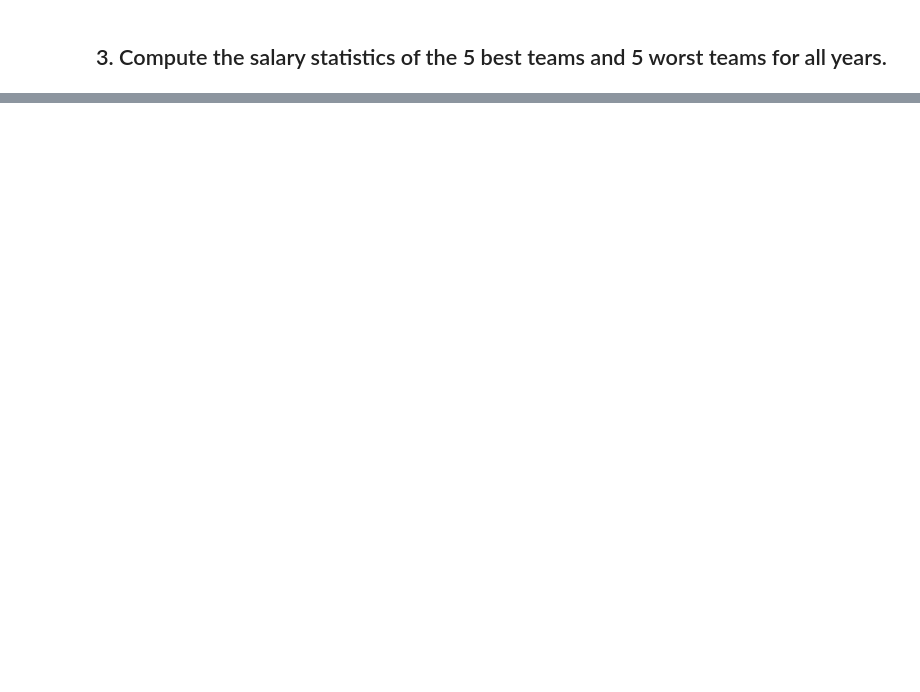
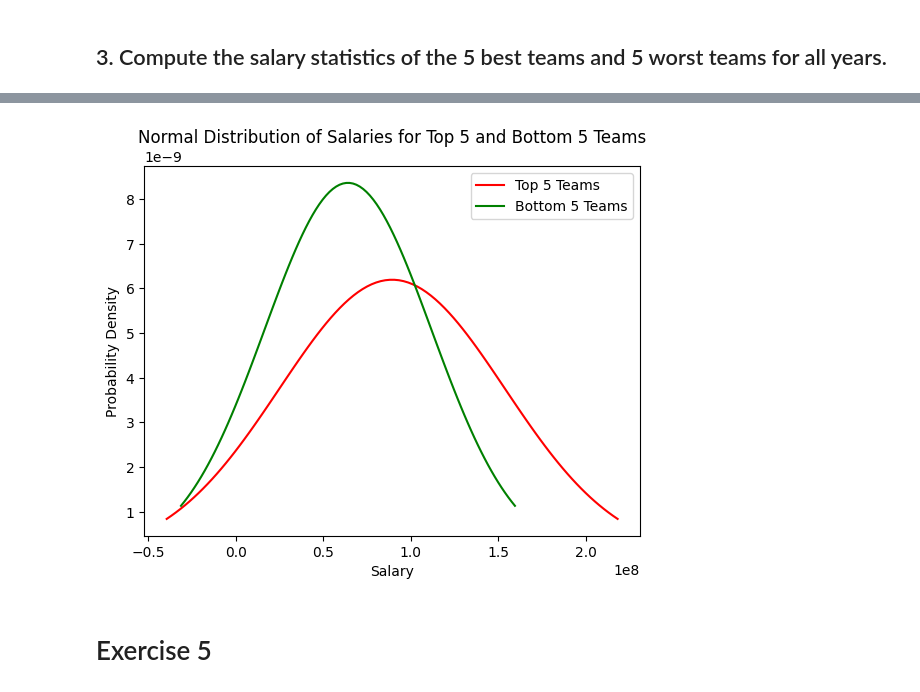
Before and after one commit to Quilhar/DataAnalytics, a Jupyter notebook: Stats/money_and_sports.ipynb, the cells around one changed output, grey strips where cells are left out. Drawn from its saved outputs; the diff is of its cells as text; code cells hidden in the pictures; blank space fills up the shorter version.

```diff
--- a/Stats/money_and_sports.ipynb
+++ b/Stats/money_and_sports.ipynb
@@ -332,0 +357,27 @@ ValueError: zero-size array to reduction operation maximum which has no identity
+# %%
+# Data for plotting the normal distribution for the top 5 teams
+
+top_5_teams_x_values = [salary_stats_top5['mean'] + 2 * salary_stats_top5['std_dev'], salary_stats_top5['mean'] - 2 * salary_stats_top5['std_dev']]
+top_5_teams_x_fit = np.linspace(top_5_teams_x_values[1], top_5_teams_x_values[0], 100)
+top_5_teams_y_fit = dal.gaussian_prob(top_5_teams_x_fit, salary_stats_top5['mean'], salary_stats_top5['std_dev'])
+
+# Data for plotting the normal distribution for the bottom 5 teams
+
+bot_5_teams_x_values = [salary_stats_bot5['mean'] + 2 * salary_stats_bot5['std_dev'], salary_stats_bot5['mean'] - 2 * salary_stats_bot5['std_dev']]
+bot_5_teams_x_fit = np.linspace(bot_5_teams_x_values[1], bot_5_teams_x_values[0], 100)
+bot_5_teams_y_fit = dal.gaussian_prob(bot_5_teams_x_fit, salary_stats_bot5['mean'], salary_stats_bot5['std_dev'])
+
+# Plotting the normal distributions for the top 5 and bottom 5 teams
+
+# plt.figure(figsize=(20, 6))
+plt.plot(top_5_teams_x_fit, top_5_teams_y_fit, label='Top 5 Teams', color='red')
+plt.plot(bot_5_teams_x_fit, bot_5_teams_y_fit, label='Bottom 5 Teams', color='green')
+plt.title('Normal Distribution of Salaries for Top 5 and Bottom 5 Teams')
+plt.xlabel('Salary')
+plt.ylabel('Probability Density')
+plt.legend()
+plt.show()
+# %% [output]
+[figure, added]
+# %% [markdown]
+# Exercise 5
```
Also changed, not shown: parts of 9 cells of this notebook, 3 other files.
